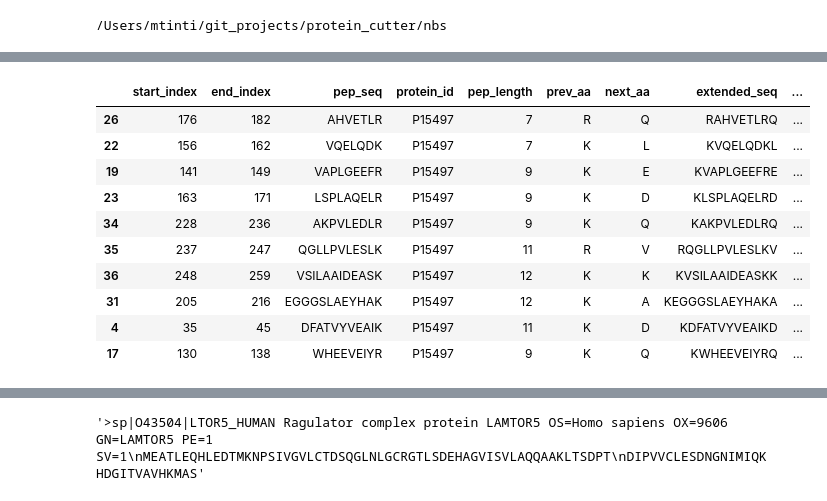
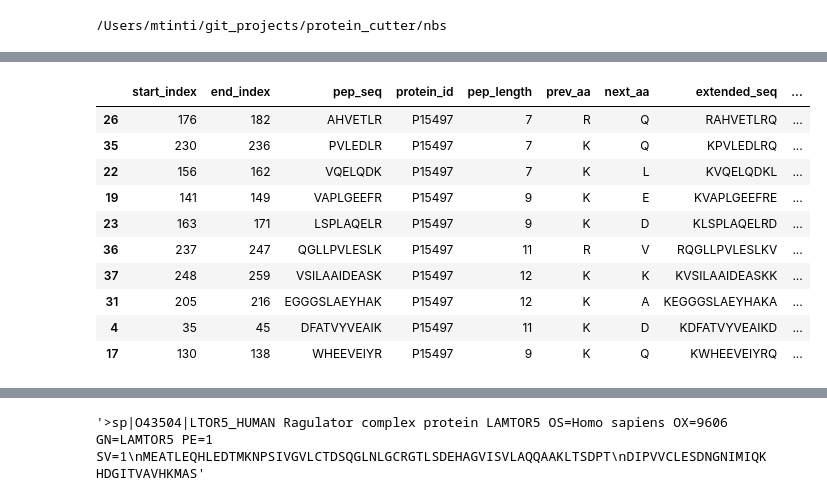
Before and after one commit to mtinti/protein_cutter, a Jupyter notebook: nbs/00_core.ipynb, the cells around one changed output, grey strips where cells are left out. Saved outputs shown, nothing was run; the diff lists cells and outputs as text; code cells hidden in the pictures.

```diff
--- a/nbs/00_core.ipynb
+++ b/nbs/00_core.ipynb
@@ -115,0 +133,7 @@ assert(protein_dict['P15497'][0:5]=='MKAVV')
+# %%
+#| export
+import re
+
+protease_dict = dict()
+protease_dict['trypsin_full'] = '[KR]'
+protease_dict["trypsin"] = "([KR](?=[^P]))"
@@ -115,0 +223,15 @@ assert(protein_dict['P15497'][0:5]=='MKAVV')
+# %%
+#| hide
+test_sequence = "PEPTIDERANGEKATRATKPAA"
+
+print(f"Sequence: {test_sequence}\n")
+
+enzymes_to_test = ['trypsin', 'trypsin_full']
+
+for enzyme in enzymes_to_test:
+    print(f"{enzyme} (regex: {protease_dict[enzyme]}):")
+    sites = get_cleavage_sites(test_sequence, enzyme)
+    print(f"  Cleavage sites: {sites}")
+    result = xcleave(test_sequence, enzyme, missed_cleavages=0)
+    print(f"  Peptides: {[pep for _, pep in result]}")
+    print()
@@ -221,11 +353,13 @@ def digest(
     custom_aa_mass.update(fixed_mods)
 
     # Digest the protein: returns (start_index, pep_seq)
-    cleavage_results = parser.xcleave(
+    cleavage_results = xcleave(
         sequence,
         enzyme,
         missed_cleavages=missed_cleavages,
     )
+    #print(cleavage_results)
+    #cleavage_results = get_peptides_from_sites(sequence, "trypsin_full")
 
     df = pd.DataFrame(cleavage_results, columns=["start_index", "pep_seq"])
     df["protein_id"] = protein_id
@@ -279,23 +413,24 @@ def digest(
 
     return df
 # %%
+#| hide
 df = digest(
     sequence=protein_dict['P15497'],
     protein_id='P15497',
-    enzyme='trypsin',
+    enzyme='trypsin_full',
     missed_cleavages=0,
     sort_by_mass=True
   )
 df.head(10)
 # %% [output]
 |  | start_index | end_index | pep_seq | protein_id | pep_length | prev_aa | next_aa | extended_seq | ... |
 | 26 | 176 | 182 | AHVETLR | P15497 | 7 | R | Q | RAHVETLRQ | ... |
+| 35 | 230 | 236 | PVLEDLR | P15497 | 7 | K | Q | KPVLEDLRQ | ... |
 | 22 | 156 | 162 | VQELQDK | P15497 | 7 | K | L | KVQELQDKL | ... |
 | 19 | 141 | 149 | VAPLGEEFR | P15497 | 9 | K | E | KVAPLGEEFRE | ... |
 | 23 | 163 | 171 | LSPLAQELR | P15497 | 9 | K | D | KLSPLAQELRD | ... |
-| 34 | 228 | 236 | AKPVLEDLR | P15497 | 9 | K | Q | KAKPVLEDLRQ | ... |
-| 35 | 237 | 247 | QGLLPVLESLK | P15497 | 11 | R | V | RQGLLPVLESLKV | ... |
-| 36 | 248 | 259 | VSILAAIDEASK | P15497 | 12 | K | K | KVSILAAIDEASKK | ... |
+| 36 | 237 | 247 | QGLLPVLESLK | P15497 | 11 | R | V | RQGLLPVLESLKV | ... |
+| 37 | 248 | 259 | VSILAAIDEASK | P15497 | 12 | K | K | KVSILAAIDEASKK | ... |
 | 31 | 205 | 216 | EGGGSLAEYHAK | P15497 | 12 | K | A | KEGGGSLAEYHAKA | ... |
 | 4 | 35 | 45 | DFATVYVEAIK | P15497 | 11 | K | D | KDFATVYVEAIKD | ... |
 | 17 | 130 | 138 | WHEEVEIYR | P15497 | 9 | K | Q | KWHEEVEIYRQ | ... |
```
Also changed, not shown: parts of 22 cells of this notebook, 9 other files.
